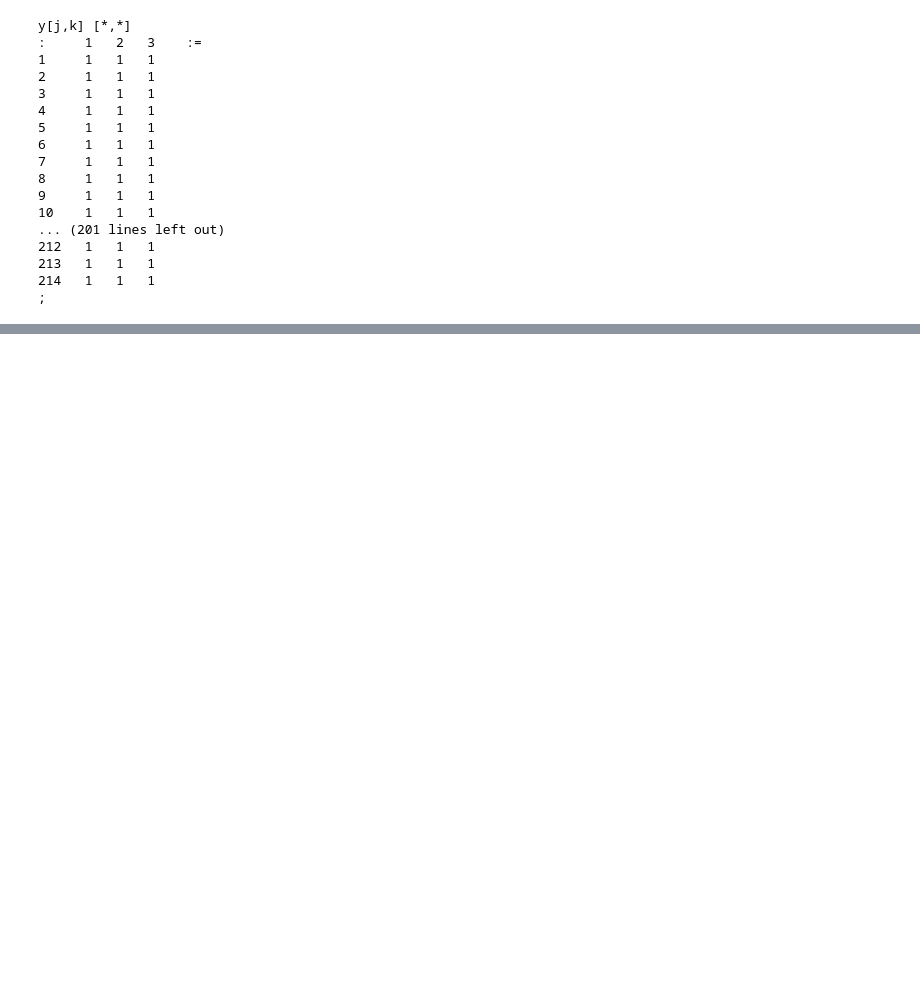
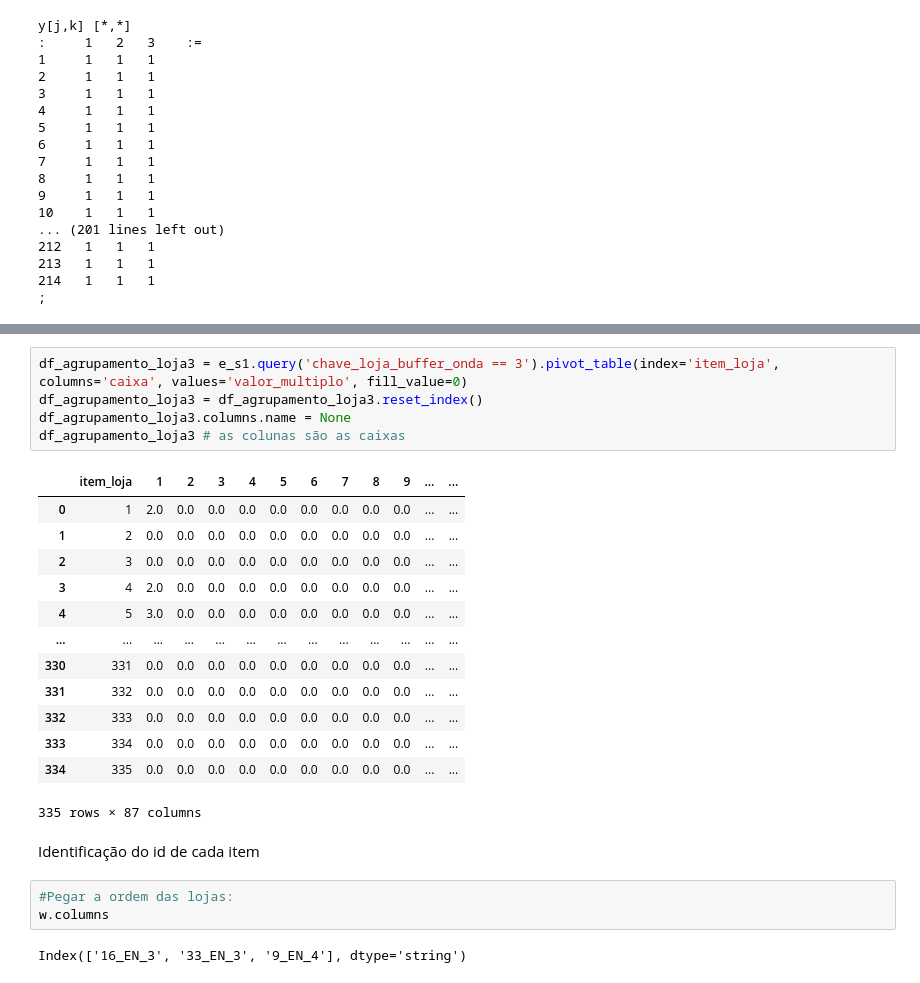
Before and after one commit to CandaPin/Resolucao_Problemas, a Jupyter notebook: 02-Notebook/Modelo_exato/02.1-cqavp-AMPL-Bin_packing_continuacao.ipynb, the cells around one changed output, grey strips where cells are left out. Cells and saved outputs as stored; diff of their text form; blank space fills up the shorter version.

```diff
--- a/02-Notebook/Modelo_exato/02.1-cqavp-AMPL-Bin_packing_continuacao.ipynb
+++ b/02-Notebook/Modelo_exato/02.1-cqavp-AMPL-Bin_packing_continuacao.ipynb
@@ -445,0 +521,26 @@ y[j,k] [*,*]
+# %%
+df_agrupamento_loja3 = e_s1.query('chave_loja_buffer_onda == 3').pivot_table(index='item_loja', columns='caixa', values='valor_multiplo', fill_value=0)
+df_agrupamento_loja3 = df_agrupamento_loja3.reset_index()
+df_agrupamento_loja3.columns.name = None
+df_agrupamento_loja3 # as colunas são as caixas
+# %% [output]
+|  | item_loja | 1 | 2 | 3 | 4 | 5 | 6 | 7 | 8 | 9 | ... | ... |
+| 0 | 1 | 2.0 | 0.0 | 0.0 | 0.0 | 0.0 | 0.0 | 0.0 | 0.0 | 0.0 | ... | ... |
+| 1 | 2 | 0.0 | 0.0 | 0.0 | 0.0 | 0.0 | 0.0 | 0.0 | 0.0 | 0.0 | ... | ... |
+| 2 | 3 | 0.0 | 0.0 | 0.0 | 0.0 | 0.0 | 0.0 | 0.0 | 0.0 | 0.0 | ... | ... |
+| 3 | 4 | 2.0 | 0.0 | 0.0 | 0.0 | 0.0 | 0.0 | 0.0 | 0.0 | 0.0 | ... | ... |
+| 4 | 5 | 3.0 | 0.0 | 0.0 | 0.0 | 0.0 | 0.0 | 0.0 | 0.0 | 0.0 | ... | ... |
+| ... | ... | ... | ... | ... | ... | ... | ... | ... | ... | ... | ... | ... |
+| 330 | 331 | 0.0 | 0.0 | 0.0 | 0.0 | 0.0 | 0.0 | 0.0 | 0.0 | 0.0 | ... | ... |
+| 331 | 332 | 0.0 | 0.0 | 0.0 | 0.0 | 0.0 | 0.0 | 0.0 | 0.0 | 0.0 | ... | ... |
+| 332 | 333 | 0.0 | 0.0 | 0.0 | 0.0 | 0.0 | 0.0 | 0.0 | 0.0 | 0.0 | ... | ... |
+| 333 | 334 | 0.0 | 0.0 | 0.0 | 0.0 | 0.0 | 0.0 | 0.0 | 0.0 | 0.0 | ... | ... |
+| 334 | 335 | 0.0 | 0.0 | 0.0 | 0.0 | 0.0 | 0.0 | 0.0 | 0.0 | 0.0 | ... | ... |
+335 rows × 87 columns
+# %% [markdown]
+Identificação do id de cada item
+# %%
+#Pegar a ordem das lojas:
+w.columns
+# %% [output]
+Index(['16_EN_3', '33_EN_3', '9_EN_4'], dtype='string')
```
Also changed, not shown: parts of 25 cells of this notebook, 1 other file.
